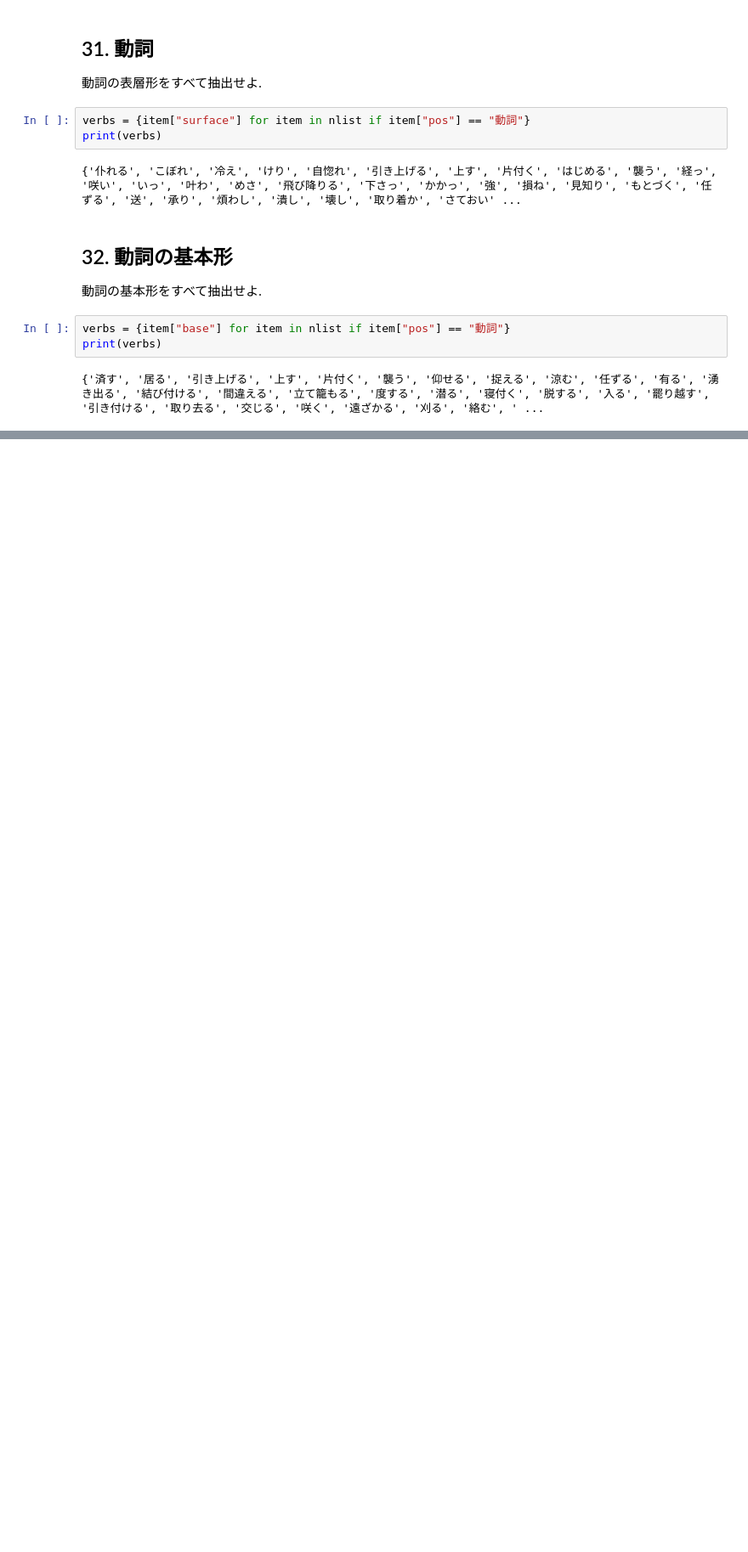
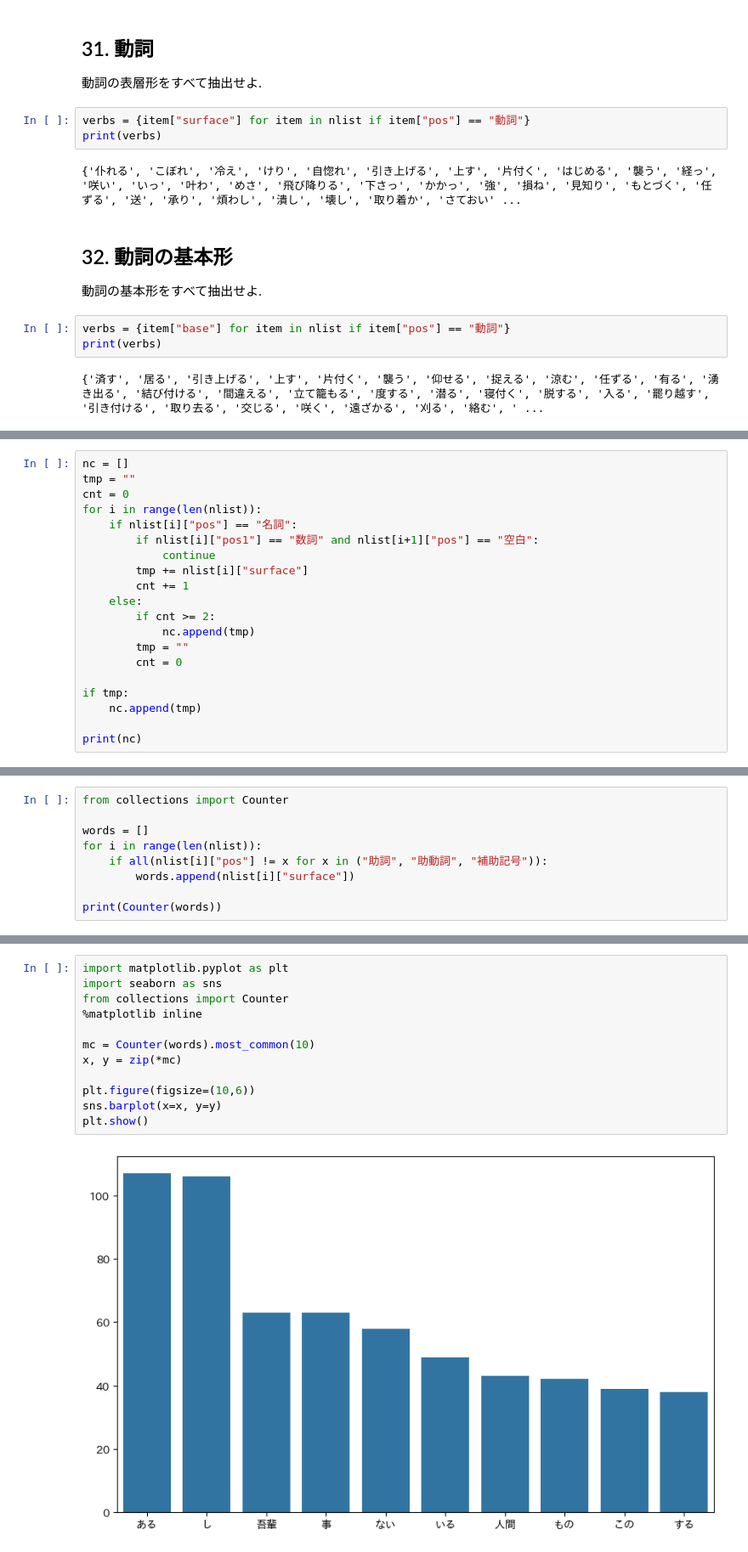
Before and after one commit to rice8y/nlp100, a Jupyter notebook: docs/ch04/ch04.ipynb, the cells around one changed output, grey strips where cells are left out. Shown at 85% size. Saved outputs shown, nothing was run; the diff lists cells and outputs as text; blank space fills up the shorter version.

```diff
--- a/docs/ch04/ch04.ipynb
+++ b/docs/ch04/ch04.ipynb
@@ -70,0 +82,20 @@ Currently writing...
+# %%
+nc = []
+tmp = ""
+cnt = 0
+for i in range(len(nlist)):
+    if nlist[i]["pos"] == "名詞":
+        if nlist[i]["pos1"] == "数詞" and nlist[i+1]["pos"] == "空白":
+            continue
+        tmp += nlist[i]["surface"]
+        cnt += 1
+    else:
+        if cnt >= 2:
+            nc.append(tmp)
+        tmp = ""
+        cnt = 0
+
+if tmp:
+    nc.append(tmp)
+
+print(nc)
@@ -70,0 +107,9 @@ Currently writing...
+# %%
+from collections import Counter
+
+words = []
+for i in range(len(nlist)):
+    if all(nlist[i]["pos"] != x for x in ("助詞", "助動詞", "補助記号")):
+        words.append(nlist[i]["surface"])
+
+print(Counter(words))
@@ -70,0 +121,14 @@ Currently writing...
+# %%
+import matplotlib.pyplot as plt
+import seaborn as sns
+from collections import Counter
+%matplotlib inline
+
+mc = Counter(words).most_common(10)
+x, y = zip(*mc)
+
+plt.figure(figsize=(10,6))
+sns.barplot(x=x, y=y)
+plt.show()
+# %% [output]
+[figure, added]
```
Also changed, not shown: parts of 14 cells of this notebook, 13 other files.
